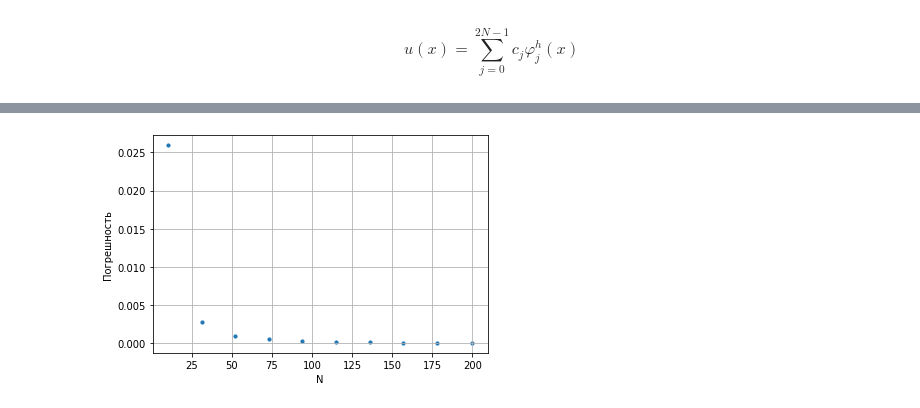
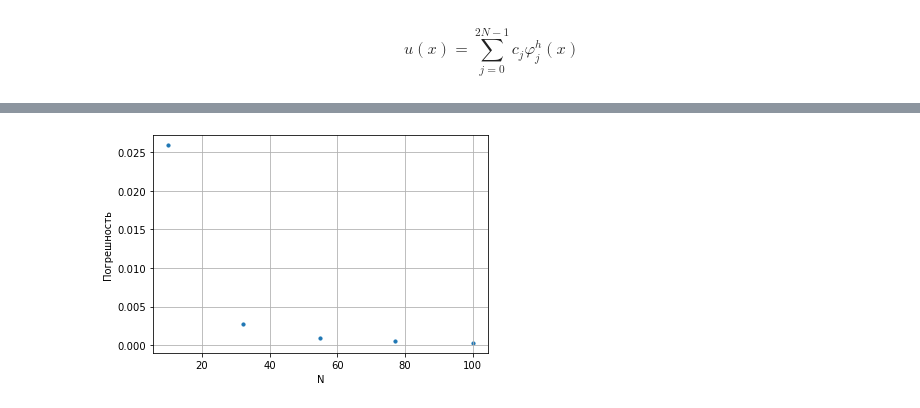
Before and after one commit to pmpavl/msu-workshop, a Jupyter notebook: task1/progs/task1.ipynb, the cells around one changed output, grey strips where cells are left out. Drawn from its saved outputs; the diff is of its cells as text; code cells hidden in the pictures.

```diff
--- a/task1/progs/task1.ipynb
+++ b/task1/progs/task1.ipynb
@@ -20,14 +20,14 @@ $$
 $$
 # %%
 def phi1(x, j, N): #phi_
-    p = subprocess.Popen(f'{bin_path}/phi1_phi2 1 {x} {j} {N}', shell=True)
+    p = subprocess.Popen(f'{bin_path}/phi1_phi2 1 {x} {j} {N}', shell=True, stdout=PIPE, stderr=STDOUT)
     p.wait()
 
     with open(f'{out_path}/out_phi1_phi2.txt') as f:
         c = f.read().replace("\n", " ").split(" ")
     return float(c[0])
 def phi2(x, j, N): #phi^
-    p = subprocess.Popen(f'{bin_path}/phi1_phi2 2 {x} {j} {N}', shell=True)
+    p = subprocess.Popen(f'{bin_path}/phi1_phi2 2 {x} {j} {N}', shell=True, stdout=PIPE, stderr=STDOUT)
     p.wait()
 
     with open(f'{out_path}/out_phi1_phi2.txt') as f:
@@ -115,7 +98,7 @@ $$
 $$
 # %%
 def Int(num, N):
-    p = subprocess.Popen(f'{bin_path}/int {num} {N}', shell=True)
+    p = subprocess.Popen(f'{bin_path}/int {num} {N}', shell=True, stdout=PIPE, stderr=STDOUT)
     p.wait()
 
     with open(f'{out_path}/out_int.txt') as f:
@@ -123,14 +106,14 @@ def Int(num, N):
     return float(c[0])
 
 def b1(j, N):
-    p = subprocess.Popen(f'{bin_path}/b1_b2 1 {j} {N}', shell=True)
+    p = subprocess.Popen(f'{bin_path}/b1_b2 1 {j} {N}', shell=True, stdout=PIPE, stderr=STDOUT)
     p.wait()
 
     with open(f'{out_path}/out_b1_b2.txt') as f:
         c = f.read().replace("\n", " ").split(" ")
     return float(c[0])
 def b2(j, N):
-    p = subprocess.Popen(f'{bin_path}/b1_b2 2 {j} {N}', shell=True)
+    p = subprocess.Popen(f'{bin_path}/b1_b2 2 {j} {N}', shell=True, stdout=PIPE, stderr=STDOUT)
     p.wait()
 
     with open(f'{out_path}/out_b1_b2.txt') as f:
@@ -138,7 +121,7 @@ def b2(j, N):
     return float(c[0])
 
 def u_anal(x):
-    p = subprocess.Popen(f'{bin_path}/u 0 {x} 0 0 0 0 0', shell=True)
+    p = subprocess.Popen(f'{bin_path}/u 0 {x} 0 0 0 0 0', shell=True, stdout=PIPE, stderr=STDOUT)
     p.wait()
 
     with open(f'{out_path}/out_u.txt') as f:
@@ -148,7 +131,7 @@ def u_anal(x):
 def u(x, c, N):
     for j in range (0, N):
         if (x>=j/N and x<=(j+1)/N):
-            p = subprocess.Popen(f'{bin_path}/u 1 {x} {j} {c[2*j]} {c[2*j+1]} {c[2*j+2]} {N}', shell=True)
+            p = subprocess.Popen(f'{bin_path}/u 1 {x} {j} {c[2*j]} {c[2*j+1]} {c[2*j+2]} {N}', shell=True, stdout=PIPE, stderr=STDOUT)
             p.wait()
             break
 
@@ -247,7 +213,7 @@ for N in N_list:
     with open(f'{out_path}/in_b.txt', "w") as f:
         for i in range(0, 2*N+1):
             f.write(f'{b[i]}\n')
-    p = subprocess.Popen(f'valgrind --leak-check=full --show-leak-kinds=all --track-origins=yes --verbose --log-file=valgrind-out.txt {bin_path}/matr {2*N+1}', shell=True)
+    p = subprocess.Popen(f'valgrind --leak-check=full --show-leak-kinds=all --track-origins=yes --verbose --log-file=valgrind-out.txt {bin_path}/matr {2*N+1}', shell=True, stdout=PIPE, stderr=STDOUT)
     p.wait()
 
     with open(f'{out_path}/out_с.txt') as f:
@@ -330,25 +245,25 @@ LeakTracer 3.0.0 (shared library) -- LGPLv2
 [figure]
 # %%
-N_list = np.int64([x for x in np.linspace(10, 200, 10)])
+N_list = np.int64([x for x in np.linspace(10, 100, 5)])
 norm = []
 for N in N_list:
     A = np.zeros((2*N+1, 2*N+1))
     c = np.zeros(2*N+1)
     b = np.zeros(2*N+1)
     A, b = A_b(A, b, N)
     c = np.linalg.solve(A, b)
 
     u_a = np.array([u(x, c, N) for x in np.linspace(0, 1, 2*N)])
     analytical = np.array([u_anal(x) for x in np.linspace(0, 1, 2*N)])
 
     norm.append(np.max(np.abs(u_a-analytical)))
 
 plt.figure(len(N_list))
 plt.xlabel('N')
 plt.ylabel('Погрешность')
 plt.scatter(N_list, norm, s=10)
 plt.savefig('./pdf/norm.pdf', transparent=True)
 plt.grid(True)
 plt.show()
 # %% [output]
-[figure, old version]
+[figure, new version]
```
Also changed, not shown: parts of 4 cells of this notebook, 10 other files.
